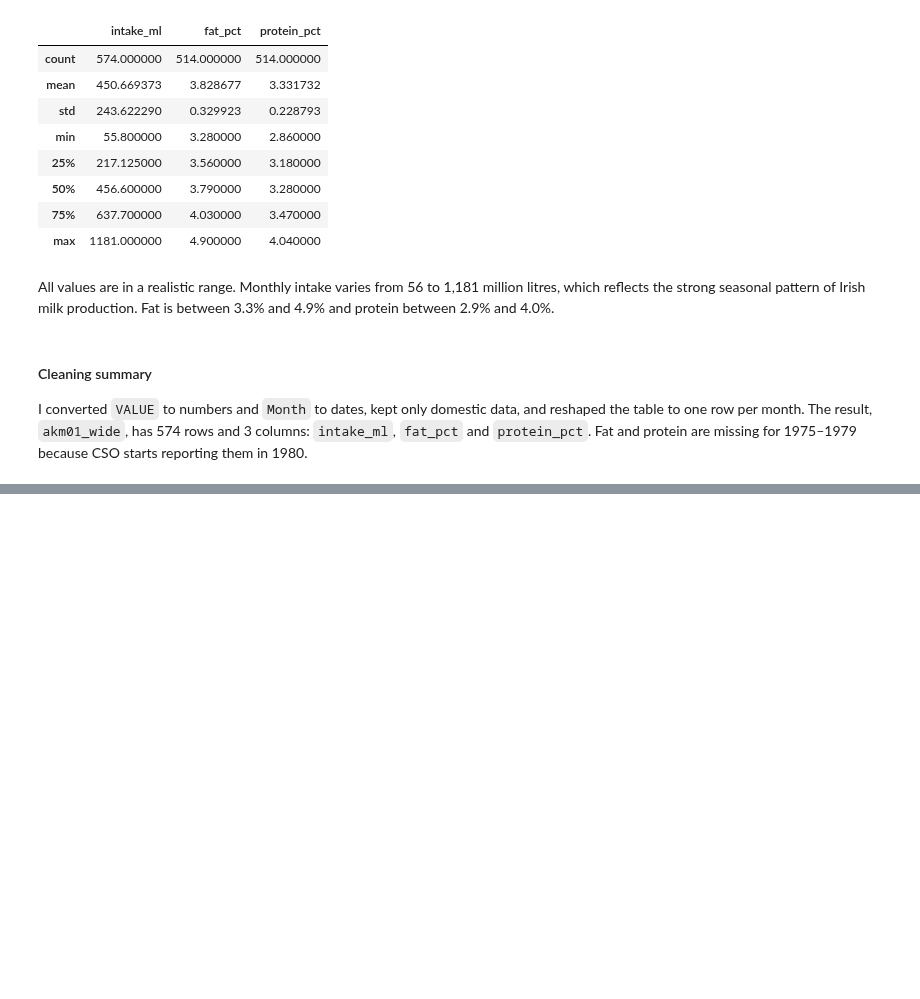
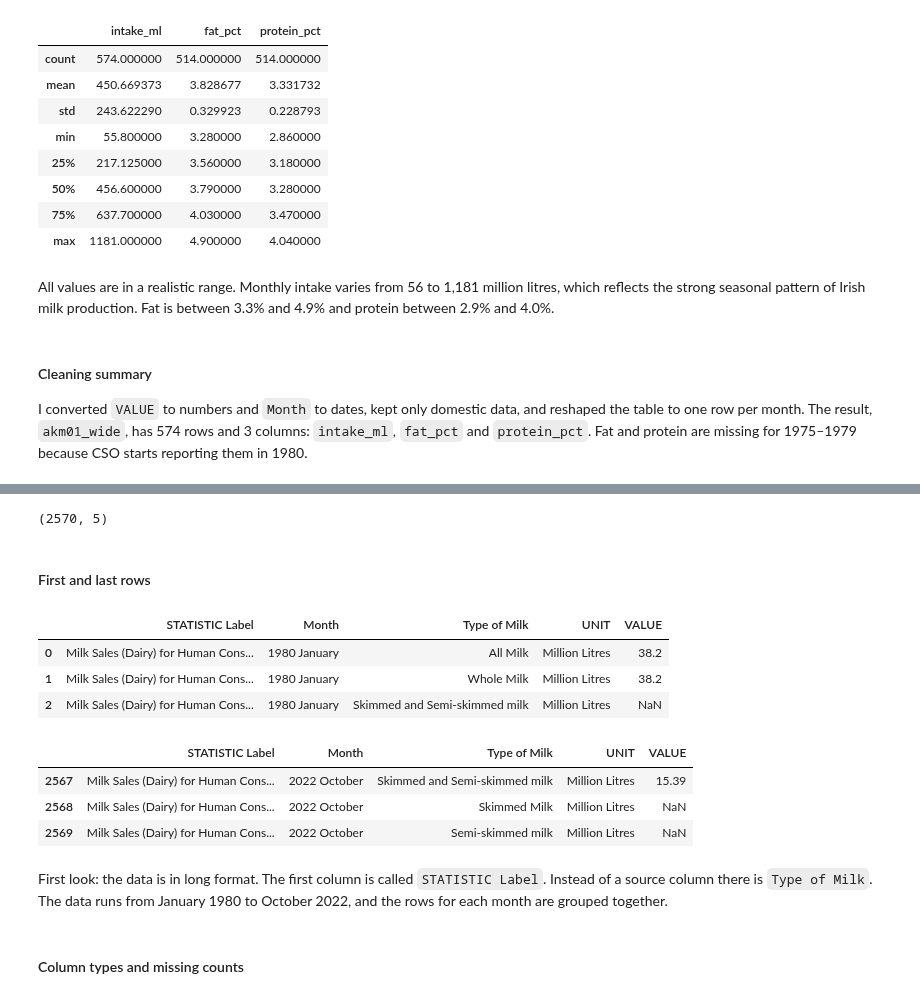
Before and after one commit to temulenbd/irish-dairy-analysis, a Jupyter notebook: notebooks/1_data_preparation.ipynb, the cells around one changed output, grey strips where cells are left out. Cells and saved outputs as stored; diff of their text form; code cells hidden in the pictures; blank space fills up the shorter version.

Commit message:
Inspect AKM02: structure, data types and missing values

```diff
--- a/notebooks/1_data_preparation.ipynb
+++ b/notebooks/1_data_preparation.ipynb
@@ -349,0 +360,27 @@ I converted `VALUE` to numbers and `Month` to dates, kept only domestic data, an
+# %%
+# Load the raw file
+akm02 = pd.read_csv("../data/raw/AKM02.csv")
+
+# Number of rows and columns
+akm02.shape
+# %% [output]
+(2570, 5)
+# %% [markdown]
+#### First and last rows
+# %%
+# First and last 3 rows: format of the data, and where it starts and ends
+display(akm02.head(3))
+display(akm02.tail(3))
+# %% [output]
+|  | STATISTIC Label | Month | Type of Milk | UNIT | VALUE |
+| 0 | Milk Sales (Dairy) for Human Cons... | 1980 January | All Milk | Million Litres | 38.2 |
+| 1 | Milk Sales (Dairy) for Human Cons... | 1980 January | Whole Milk | Million Litres | 38.2 |
+| 2 | Milk Sales (Dairy) for Human Cons... | 1980 January | Skimmed and Semi-skimmed milk | Million Litres | NaN |
+|  | STATISTIC Label | Month | Type of Milk | UNIT | VALUE |
+| 2567 | Milk Sales (Dairy) for Human Cons... | 2022 October | Skimmed and Semi-skimmed milk | Million Litres | 15.39 |
+| 2568 | Milk Sales (Dairy) for Human Cons... | 2022 October | Skimmed Milk | Million Litres | NaN |
+| 2569 | Milk Sales (Dairy) for Human Cons... | 2022 October | Semi-skimmed milk | Million Litres | NaN |
+# %% [markdown]
+First look: the data is in long format. The first column is called `STATISTIC Label`. Instead of a source column there is `Type of Milk`. The data runs from January 1980 to October 2022, and the rows for each month are grouped together.
+# %% [markdown]
+#### Column types and missing counts
```
Also changed, not shown: parts of 23 cells of this notebook.
